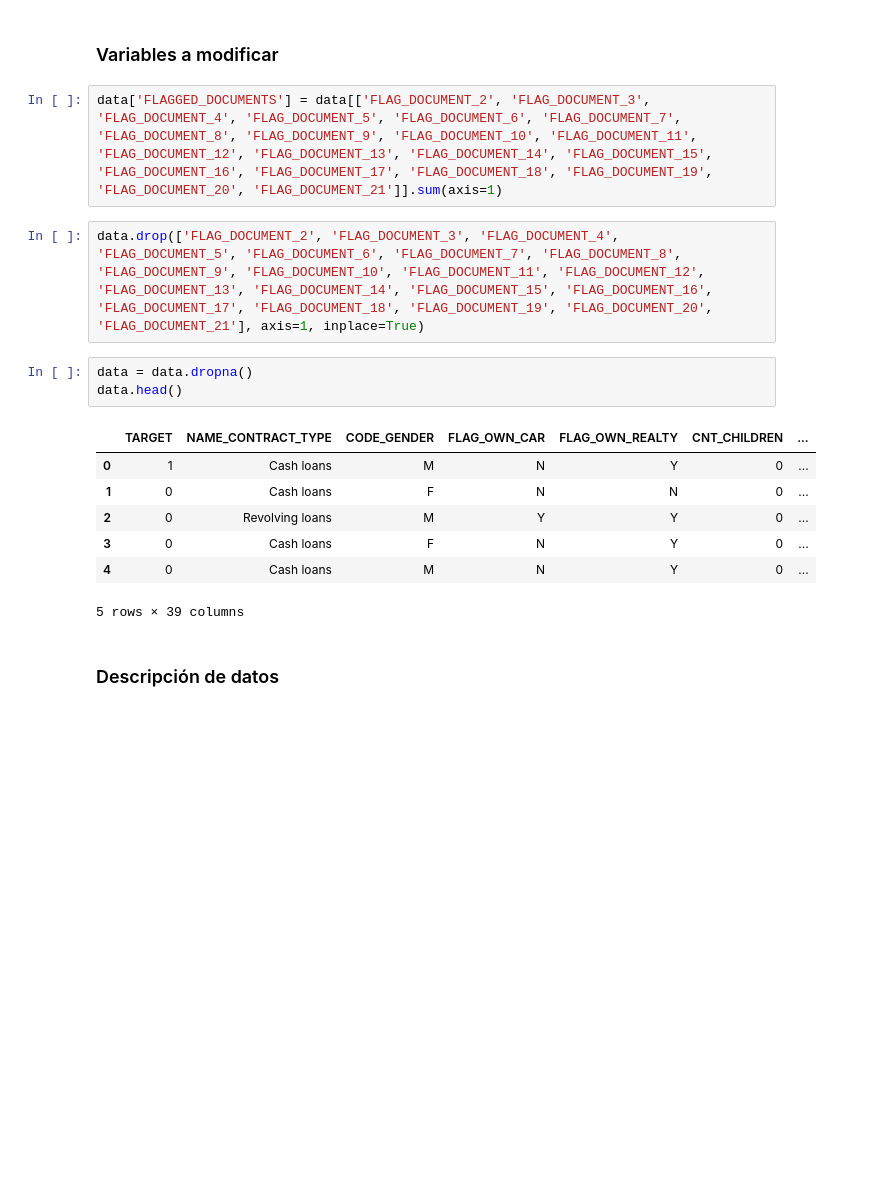
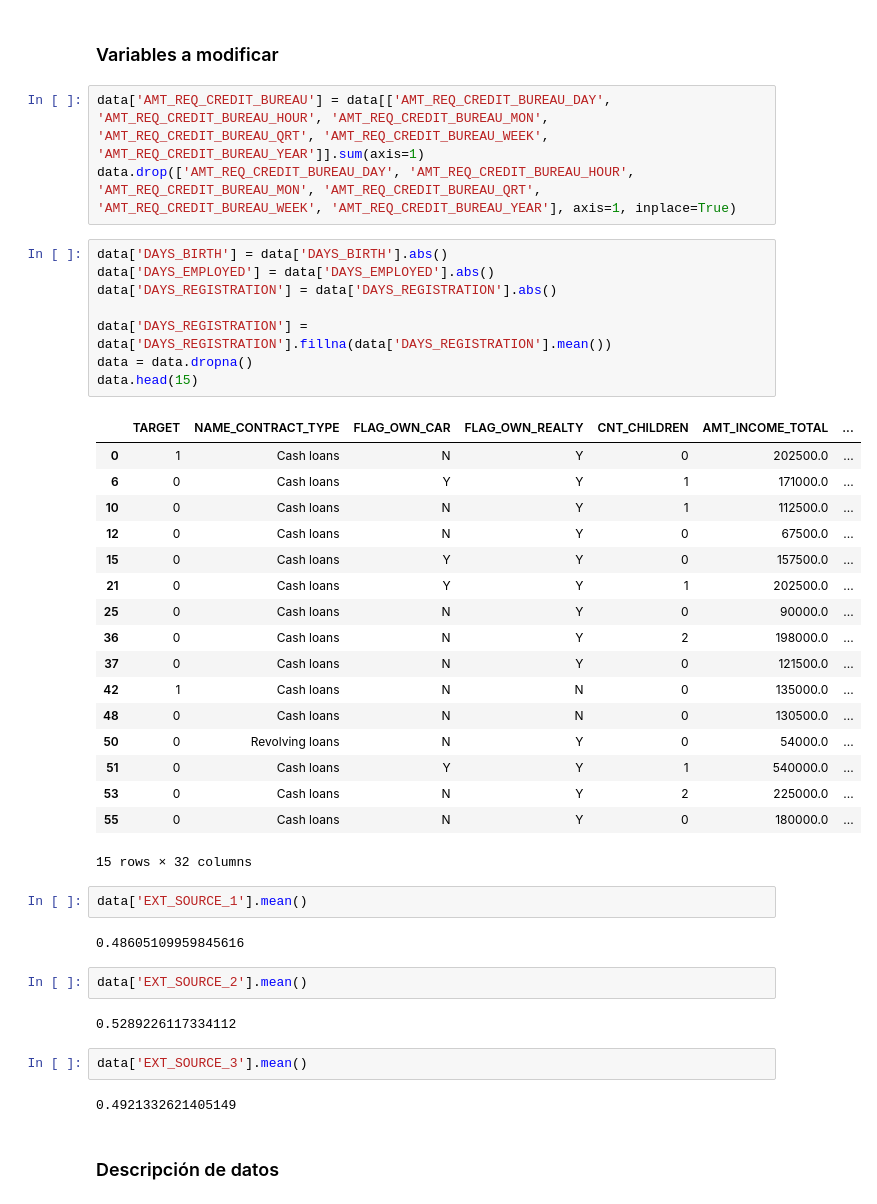
Before and after one commit to maho10/finalSeminarioII, a Jupyter notebook: analisis_exploratorio.ipynb, the cells around one changed output. Cells and saved outputs as stored; diff of their text form; blank space fills up the shorter version.

```diff
--- a/analisis_exploratorio.ipynb
+++ b/analisis_exploratorio.ipynb
@@ -199,20 +199,46 @@ data.drop(['SK_ID_CURR', 'NAME_TYPE_SUITE', 'ORGANIZATION_TYPE', 'OBS_30_CNT_SOC
 # %% [markdown]
 ### Variables a modificar
 # %%
-data['FLAGGED_DOCUMENTS'] = data[['FLAG_DOCUMENT_2', 'FLAG_DOCUMENT_3', 'FLAG_DOCUMENT_4', 'FLAG_DOCUMENT_5', 'FLAG_DOCUMENT_6', 'FLAG_DOCUMENT_7', 'FLAG_DOCUMENT_8', 'FLAG_DOCUMENT_9', 'FLAG_DOCUMENT_10', 'FLAG_DOCUMENT_11', 'FLAG_DOCUMENT_12', 'FLAG_DOCUMENT_13', 'FLAG_DOCUMENT_14', 'FLAG_DOCUMENT_15', 'FLAG_DOCUMENT_16', 'FLAG_DOCUMENT_17', 'FLAG_DOCUMENT_18', 'FLAG_DOCUMENT_19', 'FLAG_DOCUMENT_20', 'FLAG_DOCUMENT_21']].sum(axis=1)
+data['AMT_REQ_CREDIT_BUREAU'] = data[['AMT_REQ_CREDIT_BUREAU_DAY', 'AMT_REQ_CREDIT_BUREAU_HOUR', 'AMT_REQ_CREDIT_BUREAU_MON', 'AMT_REQ_CREDIT_BUREAU_QRT', 'AMT_REQ_CREDIT_BUREAU_WEEK', 'AMT_REQ_CREDIT_BUREAU_YEAR']].sum(axis=1)
+data.drop(['AMT_REQ_CREDIT_BUREAU_DAY', 'AMT_REQ_CREDIT_BUREAU_HOUR', 'AMT_REQ_CREDIT_BUREAU_MON', 'AMT_REQ_CREDIT_BUREAU_QRT', 'AMT_REQ_CREDIT_BUREAU_WEEK', 'AMT_REQ_CREDIT_BUREAU_YEAR'], axis=1, inplace=True)
-# %%
-data.drop(['FLAG_DOCUMENT_2', 'FLAG_DOCUMENT_3', 'FLAG_DOCUMENT_4', 'FLAG_DOCUMENT_5', 'FLAG_DOCUMENT_6', 'FLAG_DOCUMENT_7', 'FLAG_DOCUMENT_8', 'FLAG_DOCUMENT_9', 'FLAG_DOCUMENT_10', 'FLAG_DOCUMENT_11', 'FLAG_DOCUMENT_12', 'FLAG_DOCUMENT_13', 'FLAG_DOCUMENT_14', 'FLAG_DOCUMENT_15', 'FLAG_DOCUMENT_16', 'FLAG_DOCUMENT_17', 'FLAG_DOCUMENT_18', 'FLAG_DOCUMENT_19', 'FLAG_DOCUMENT_20', 'FLAG_DOCUMENT_21'], axis=1, inplace=True)
 # %%
+data['DAYS_BIRTH'] = data['DAYS_BIRTH'].abs()
+data['DAYS_EMPLOYED'] = data['DAYS_EMPLOYED'].abs()
+data['DAYS_REGISTRATION'] = data['DAYS_REGISTRATION'].abs()
+
+data['DAYS_REGISTRATION'] = data['DAYS_REGISTRATION'].fillna(data['DAYS_REGISTRATION'].mean())
 data = data.dropna()
-data.head()
+data.head(15)
 # %% [output]
-|  | TARGET | NAME_CONTRACT_TYPE | CODE_GENDER | FLAG_OWN_CAR | FLAG_OWN_REALTY | CNT_CHILDREN | ... |
-| 0 | 1 | Cash loans | M | N | Y | 0 | ... |
-| 1 | 0 | Cash loans | F | N | N | 0 | ... |
-| 2 | 0 | Revolving loans | M | Y | Y | 0 | ... |
-| 3 | 0 | Cash loans | F | N | Y | 0 | ... |
-| 4 | 0 | Cash loans | M | N | Y | 0 | ... |
+|  | TARGET | NAME_CONTRACT_TYPE | FLAG_OWN_CAR | FLAG_OWN_REALTY | CNT_CHILDREN | AMT_INCOME_TOTAL | ... |
+| 0 | 1 | Cash loans | N | Y | 0 | 202500.0 | ... |
+| 6 | 0 | Cash loans | Y | Y | 1 | 171000.0 | ... |
+| 10 | 0 | Cash loans | N | Y | 1 | 112500.0 | ... |
+| 12 | 0 | Cash loans | N | Y | 0 | 67500.0 | ... |
+| 15 | 0 | Cash loans | Y | Y | 0 | 157500.0 | ... |
+| 21 | 0 | Cash loans | Y | Y | 1 | 202500.0 | ... |
+| 25 | 0 | Cash loans | N | Y | 0 | 90000.0 | ... |
+| 36 | 0 | Cash loans | N | Y | 2 | 198000.0 | ... |
+| 37 | 0 | Cash loans | N | Y | 0 | 121500.0 | ... |
+| 42 | 1 | Cash loans | N | N | 0 | 135000.0 | ... |
+| 48 | 0 | Cash loans | N | N | 0 | 130500.0 | ... |
+| 50 | 0 | Revolving loans | N | Y | 0 | 54000.0 | ... |
+| 51 | 0 | Cash loans | Y | Y | 1 | 540000.0 | ... |
+| 53 | 0 | Cash loans | N | Y | 2 | 225000.0 | ... |
+| 55 | 0 | Cash loans | N | Y | 0 | 180000.0 | ... |
-5 rows × 39 columns
+15 rows × 32 columns
+# %%
+data['EXT_SOURCE_1'].mean()
+# %% [output]
+0.48605109959845616
+# %%
+data['EXT_SOURCE_2'].mean()
+# %% [output]
+0.5289226117334112
+# %%
+data['EXT_SOURCE_3'].mean()
+# %% [output]
+0.4921332621405149
 # %% [markdown]
 ### Descripción de datos
 # %%
```
Also changed, not shown: parts of 21 cells of this notebook.
